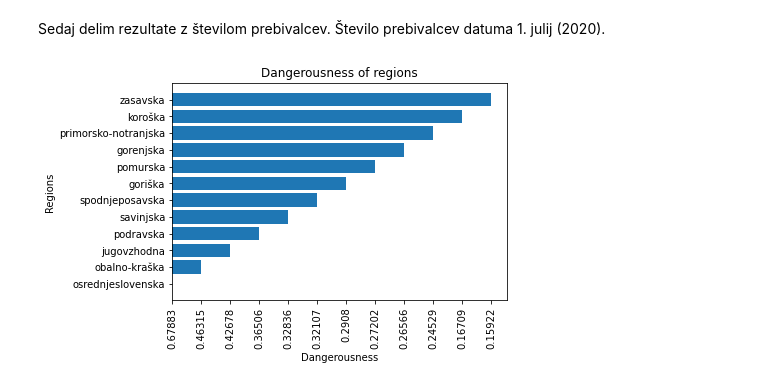
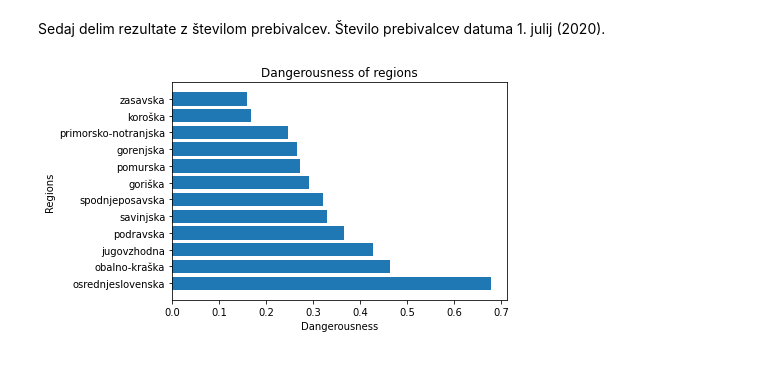
Before and after one commit to zrezke/PR21mlfjis, a Jupyter notebook: data_processing/varnost_posameznih_regij.ipynb, the cells around one changed output. Saved outputs shown, nothing was run; the diff lists cells and outputs as text; code cells hidden in the pictures.

Commit message:
fixed graph

```diff
--- a/data_processing/varnost_posameznih_regij.ipynb
+++ b/data_processing/varnost_posameznih_regij.ipynb
@@ -160,17 +160,16 @@ with open('../data/regije_prebivalci.csv', 'rt', encoding='utf8') as csvfile:
         x = x[0].split(';')
         regije_prebivalci[x[0]] = int(x[1])
 # %%
-np_regije_danger_1 = np.array([[x[0], round(x[1] / regije_prebivalci[x[0]], 5)] for x in np_regije_danger])
+np_regije_danger_1 = np.array([[x[0], round(x[1] / regije_prebivalci[x[0]], 5)] for x in np_regije_danger], dtype=object)
 # %%
 np_regije_danger_1 = np_regije_danger_1[np.argsort(np_regije_danger_1[:, 1])[::-1]]
 
 # create graph of dangerousness of regions
 fig, ax = plt.subplots()
 ax.barh(np_regije_danger_1[:, 0], np_regije_danger_1[:, 1])
 ax.set_xlabel('Dangerousness')
 ax.set_ylabel('Regions')
 ax.set_title('Dangerousness of regions')
-ax.set_xticklabels(np_regije_danger_1[:, 1], rotation=90)
 plt.show()
 # %% [output]
-[figure, old version]
+[figure, new version]
```
